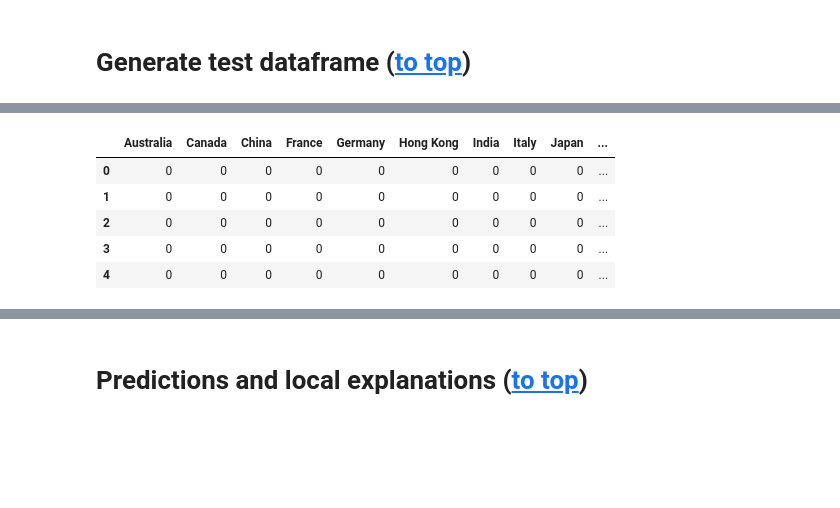
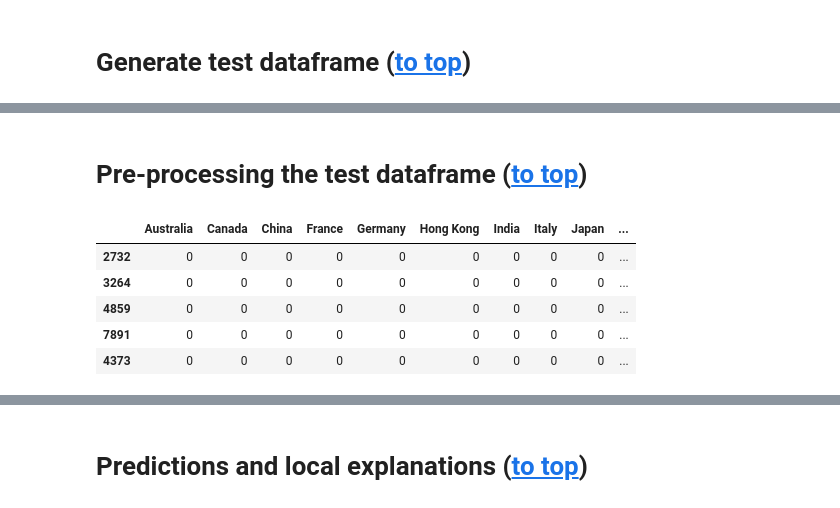
Before and after one commit to lilanpei/BDA-Project, a Jupyter notebook: notebook_for_the_final_exam.ipynb, the cells around one changed output, grey strips where cells are left out. Drawn from its saved outputs; the diff is of its cells as text; code cells hidden in the pictures; blank space fills up the shorter version.

```diff
--- a/notebook_for_the_final_exam.ipynb
+++ b/notebook_for_the_final_exam.ipynb
@@ -163,11 +167,15 @@ df_test = pd.read_csv('/content/drive/MyDrive/BDA/input/df_test.csv')
+# %% [markdown]
+<a id='pre-processing'></a>
+# Pre-processing the test dataframe ([to top](#top))
 # %%
-df_test = pd.read_csv('/content/drive/MyDrive/BDA/input/df_test.csv')
+# Add 'profitability' label for classification task
+df_test = pd.read_csv('/content/drive/MyDrive/BDA/input/df_test.csv', index_col=0)
 df_test['profitability'] = df_test['return_log'].apply(lambda x: 1 if x >=0 else 0)
-df_test
+df_test.head()
 # %% [output]
 |  | Australia | Canada | China | France | Germany | Hong Kong | India | Italy | Japan | ... |
-| 0 | 0 | 0 | 0 | 0 | 0 | 0 | 0 | 0 | 0 | ... |
-| 1 | 0 | 0 | 0 | 0 | 0 | 0 | 0 | 0 | 0 | ... |
-| 2 | 0 | 0 | 0 | 0 | 0 | 0 | 0 | 0 | 0 | ... |
-| 3 | 0 | 0 | 0 | 0 | 0 | 0 | 0 | 0 | 0 | ... |
-| 4 | 0 | 0 | 0 | 0 | 0 | 0 | 0 | 0 | 0 | ... |
+| 2732 | 0 | 0 | 0 | 0 | 0 | 0 | 0 | 0 | 0 | ... |
+| 3264 | 0 | 0 | 0 | 0 | 0 | 0 | 0 | 0 | 0 | ... |
+| 4859 | 0 | 0 | 0 | 0 | 0 | 0 | 0 | 0 | 0 | ... |
+| 7891 | 0 | 0 | 0 | 0 | 0 | 0 | 0 | 0 | 0 | ... |
+| 4373 | 0 | 0 | 0 | 0 | 0 | 0 | 0 | 0 | 0 | ... |
```
Also changed, not shown: parts of 45 cells of this notebook, 1 other file.
